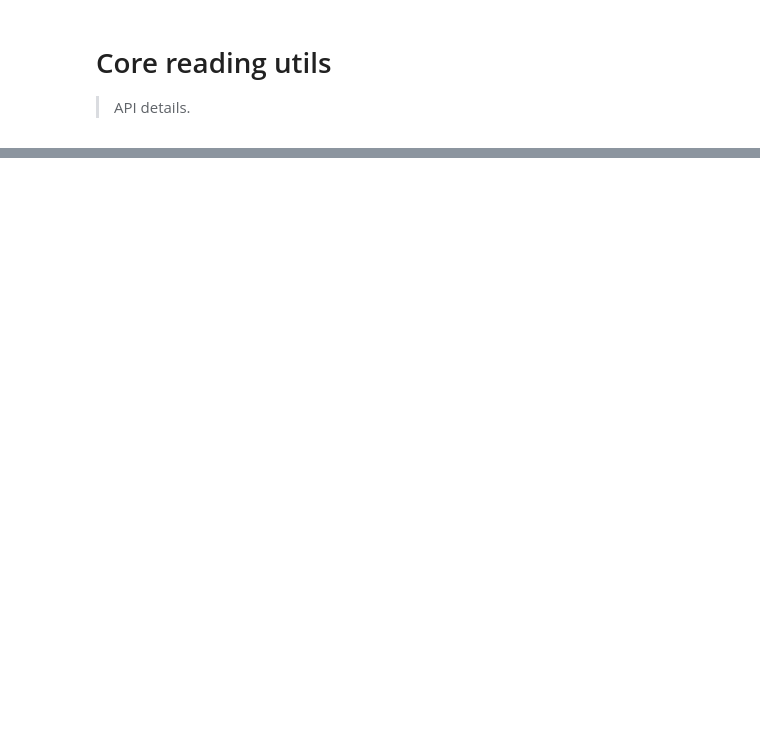
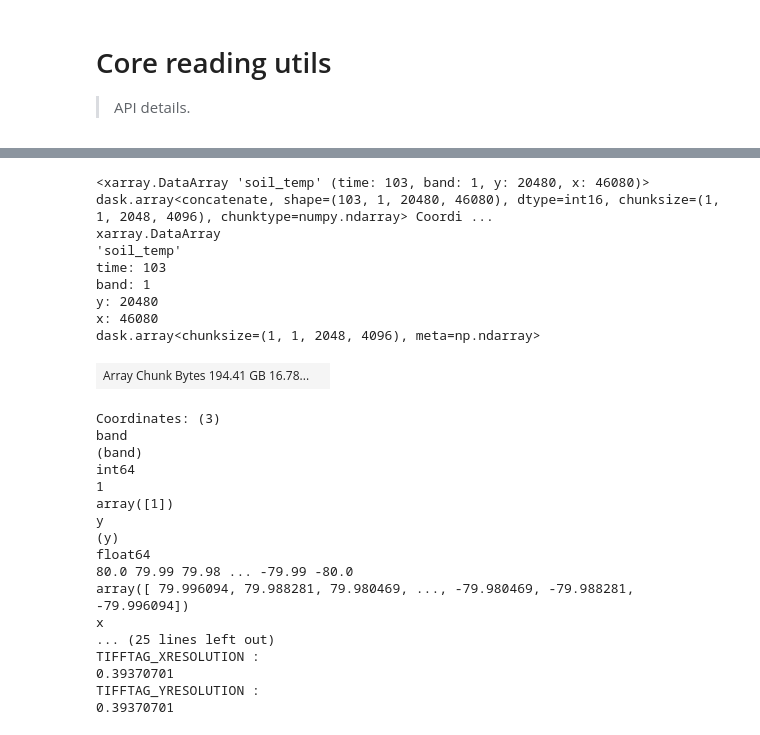
Before and after one commit to michaelaye/divinepy, a Jupyter notebook: 00_core.ipynb, the cells around one changed output, grey strips where cells are left out. Cells and saved outputs as stored; diff of their text form; code cells hidden in the pictures; blank space fills up the shorter version.

```diff
--- a/00_core.ipynb
+++ b/00_core.ipynb
@@ -35,3 +83,32 @@ Using the `chunks` parameter in `open_rasterio` returns a `dask.array` version o
+# %%
+read_images_into_stacked_array(fpaths, "soil_temp")
+# %% [output]
+<xarray.DataArray 'soil_temp' (time: 103, band: 1, y: 20480, x: 46080)> dask.array<concatenate, shape=(103, 1, 20480, 46080), dtype=int16, chunksize=(1, 1, 2048, 4096), chunktype=numpy.ndarray> Coordi ...
+xarray.DataArray
+'soil_temp'
+time: 103
+band: 1
+y: 20480
+x: 46080
+dask.array<chunksize=(1, 1, 2048, 4096), meta=np.ndarray>
+| Array Chunk Bytes 194.41 GB 16.78... |  |
+Coordinates: (3)
+band
+(band)
+int64
+1
+array([1])
+y
+(y)
+float64
+80.0 79.99 79.98 ... -79.99 -80.0
+array([ 79.996094, 79.988281, 79.980469, ..., -79.980469, -79.988281, -79.996094])
+x
+... (25 lines left out)
+TIFFTAG_XRESOLUTION :
+0.39370701
+TIFFTAG_YRESOLUTION :
+0.39370701
 # %%
 # export
 def mapcycle_to_xarray(fpath, chunk_scale=2):
```
Also changed, not shown: parts of 12 cells of this notebook, 21 other files.
